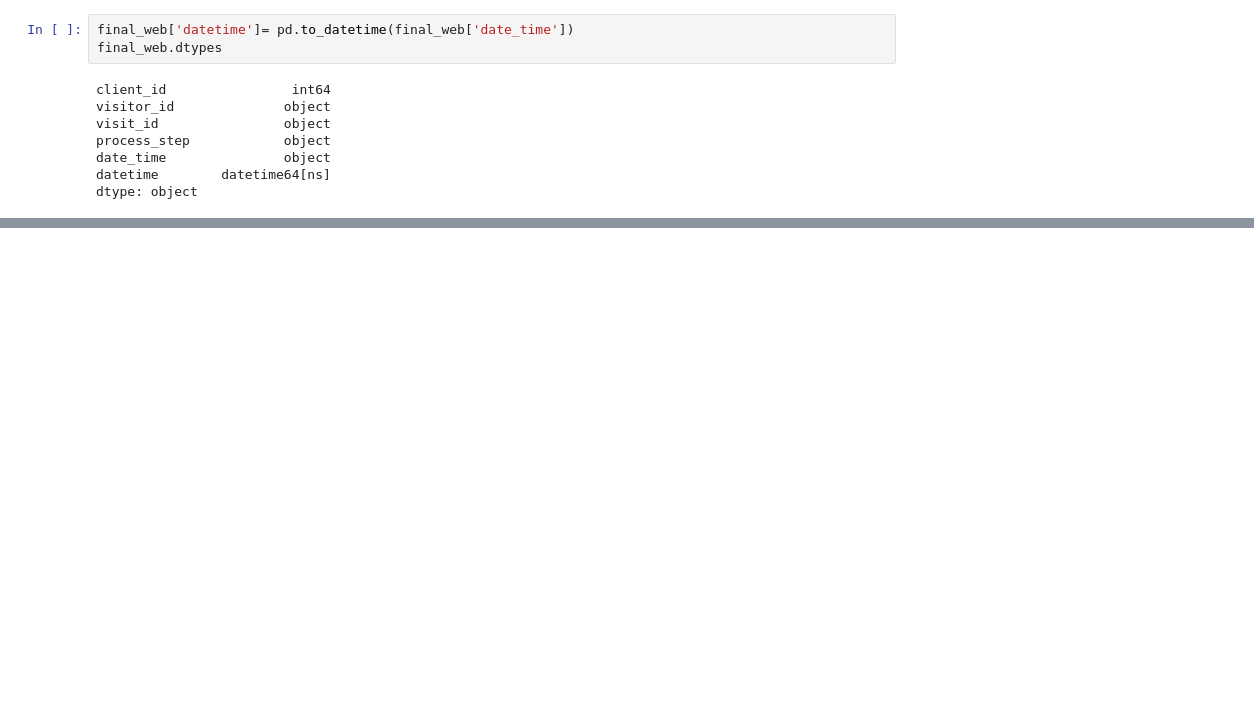
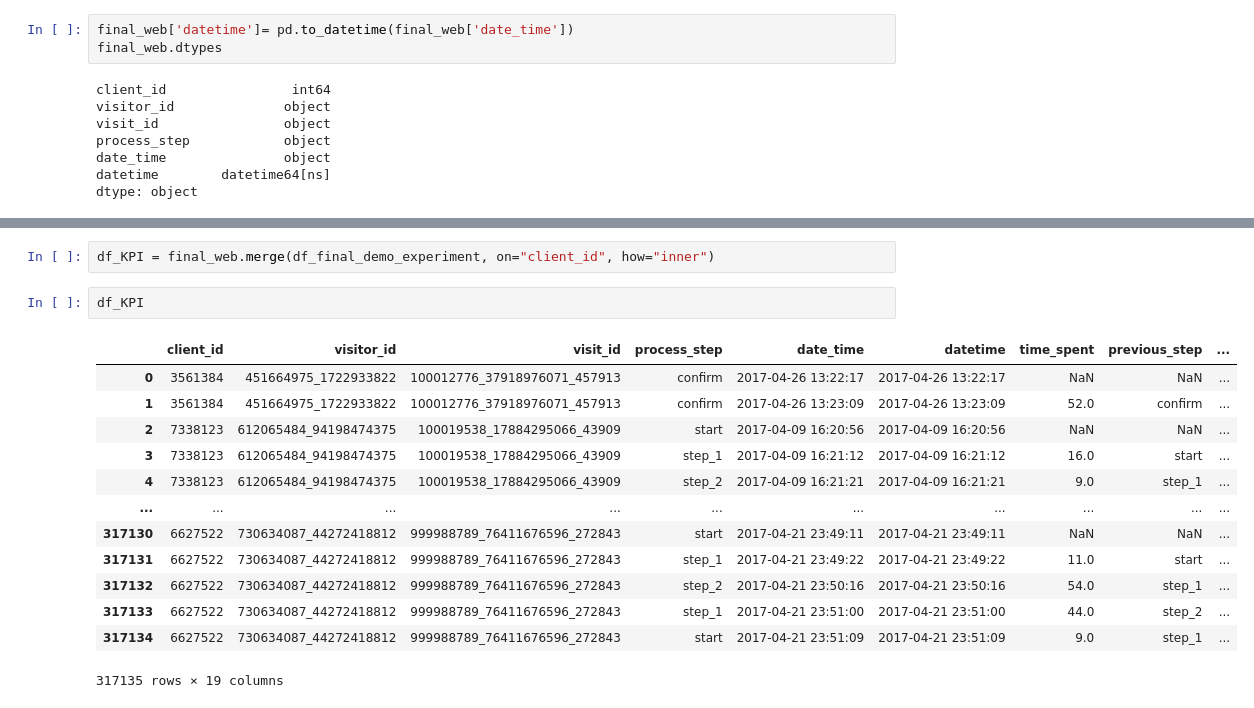
Before and after one commit to RubenLallave/Vanguard_Project, a Jupyter notebook: Vanguard_Project.ipynb, the cells around one changed output, grey strips where cells are left out. Saved outputs shown, nothing was run; the diff lists cells and outputs as text; blank space fills up the shorter version.

```diff
--- a/Vanguard_Project.ipynb
+++ b/Vanguard_Project.ipynb
@@ -377,0 +482,18 @@ dtype: object
+# %%
+df_KPI = final_web.merge(df_final_demo_experiment, on="client_id", how="inner")
+# %%
+df_KPI
+# %% [output]
+|  | client_id | visitor_id | visit_id | process_step | date_time | datetime | time_spent | previous_step | ... |
+| 0 | 3561384 | 451664975_1722933822 | 100012776_37918976071_457913 | confirm | 2017-04-26 13:22:17 | 2017-04-26 13:22:17 | NaN | NaN | ... |
+| 1 | 3561384 | 451664975_1722933822 | 100012776_37918976071_457913 | confirm | 2017-04-26 13:23:09 | 2017-04-26 13:23:09 | 52.0 | confirm | ... |
+| 2 | 7338123 | 612065484_94198474375 | 100019538_17884295066_43909 | start | 2017-04-09 16:20:56 | 2017-04-09 16:20:56 | NaN | NaN | ... |
+| 3 | 7338123 | 612065484_94198474375 | 100019538_17884295066_43909 | step_1 | 2017-04-09 16:21:12 | 2017-04-09 16:21:12 | 16.0 | start | ... |
+| 4 | 7338123 | 612065484_94198474375 | 100019538_17884295066_43909 | step_2 | 2017-04-09 16:21:21 | 2017-04-09 16:21:21 | 9.0 | step_1 | ... |
+| ... | ... | ... | ... | ... | ... | ... | ... | ... | ... |
+| 317130 | 6627522 | 730634087_44272418812 | 999988789_76411676596_272843 | start | 2017-04-21 23:49:11 | 2017-04-21 23:49:11 | NaN | NaN | ... |
+| 317131 | 6627522 | 730634087_44272418812 | 999988789_76411676596_272843 | step_1 | 2017-04-21 23:49:22 | 2017-04-21 23:49:22 | 11.0 | start | ... |
+| 317132 | 6627522 | 730634087_44272418812 | 999988789_76411676596_272843 | step_2 | 2017-04-21 23:50:16 | 2017-04-21 23:50:16 | 54.0 | step_1 | ... |
+| 317133 | 6627522 | 730634087_44272418812 | 999988789_76411676596_272843 | step_1 | 2017-04-21 23:51:00 | 2017-04-21 23:51:00 | 44.0 | step_2 | ... |
+| 317134 | 6627522 | 730634087_44272418812 | 999988789_76411676596_272843 | start | 2017-04-21 23:51:09 | 2017-04-21 23:51:09 | 9.0 | step_1 | ... |
+317135 rows × 19 columns
```
Also changed, not shown: parts of 14 cells of this notebook.
